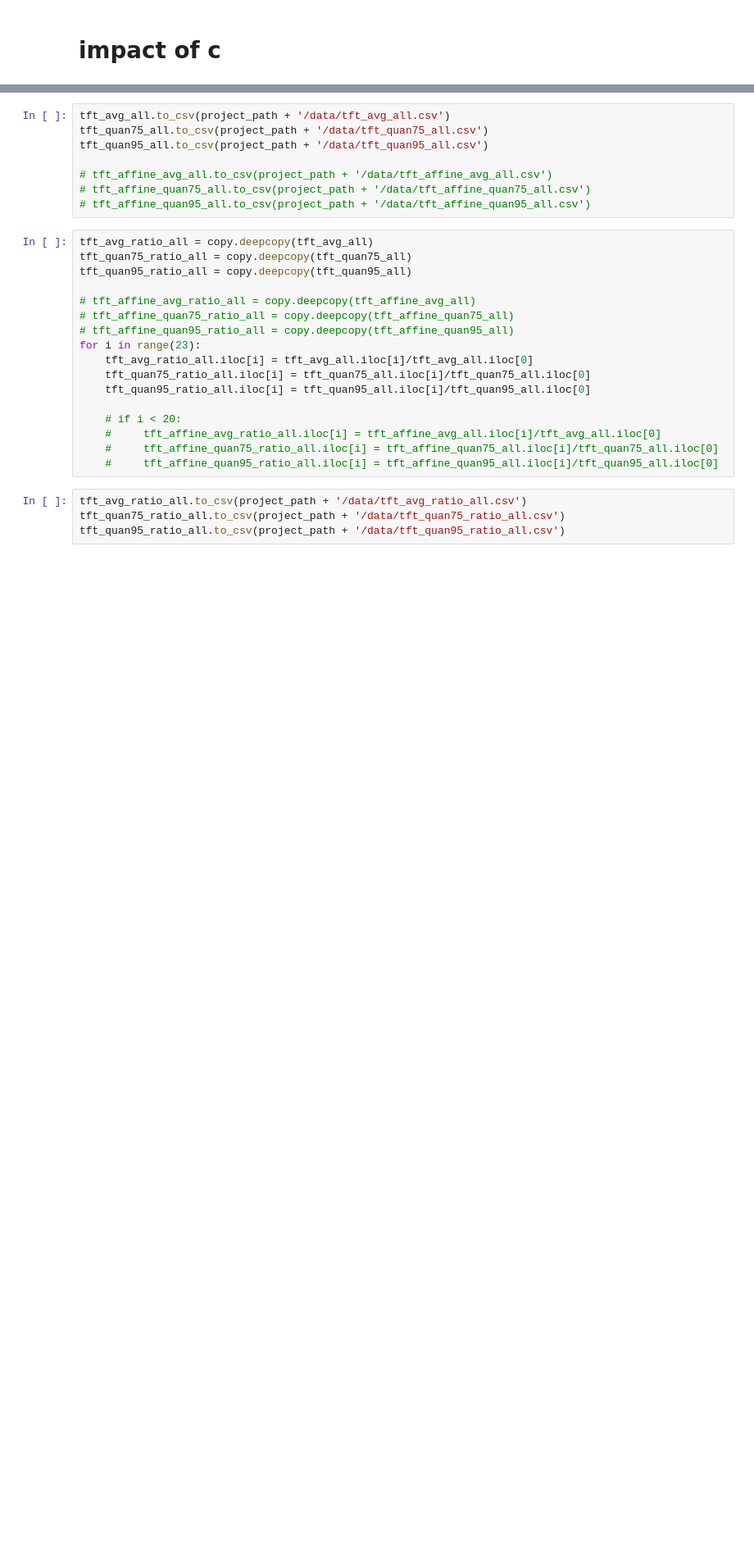
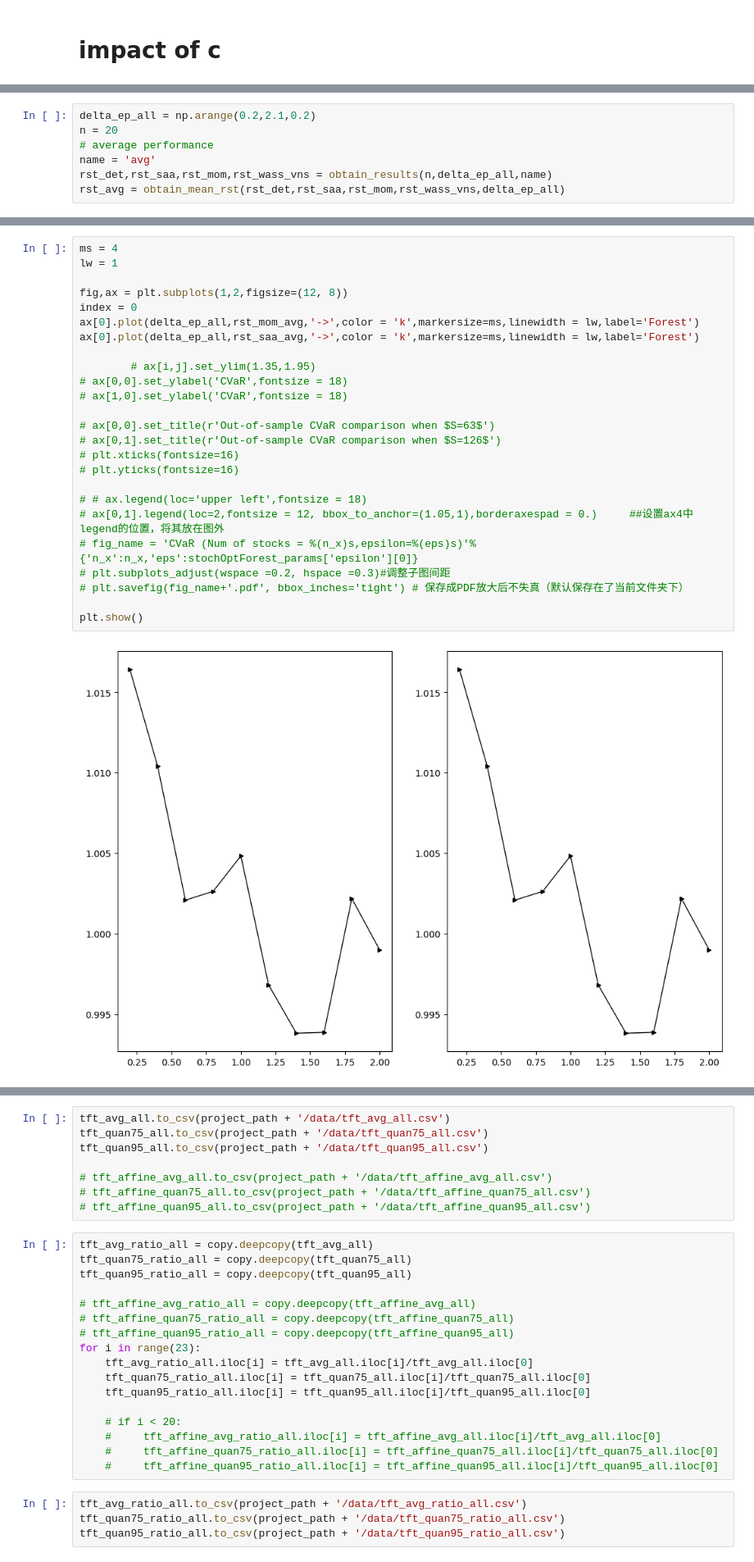
Before and after one commit to xunzhang-sjtu/Robust_scheduling_with_release_time, a Jupyter notebook: results.ipynb, the cells around one changed output, grey strips where cells are left out. Shown at 82% size. Drawn from its saved outputs; the diff is of its cells as text; blank space fills up the shorter version.

```diff
--- a/results.ipynb
+++ b/results.ipynb
@@ -116,0 +96,7 @@ tft_df
+# %%
+delta_ep_all = np.arange(0.2,2.1,0.2)
+n = 20
+# average performance
+name = 'avg'
+rst_det,rst_saa,rst_mom,rst_wass_vns = obtain_results(n,delta_ep_all,name)
+rst_avg = obtain_mean_rst(rst_det,rst_saa,rst_mom,rst_wass_vns,delta_ep_all)
@@ -116,0 +140,27 @@ tft_df
+# %%
+ms = 4
+lw = 1
+
+fig,ax = plt.subplots(1,2,figsize=(12, 8))
+index = 0
+ax[0].plot(delta_ep_all,rst_mom_avg,'->',color = 'k',markersize=ms,linewidth = lw,label='Forest')
+ax[0].plot(delta_ep_all,rst_saa_avg,'->',color = 'k',markersize=ms,linewidth = lw,label='Forest')
+
+        # ax[i,j].set_ylim(1.35,1.95)
+# ax[0,0].set_ylabel('CVaR',fontsize = 18)
+# ax[1,0].set_ylabel('CVaR',fontsize = 18)
+
+# ax[0,0].set_title(r'Out-of-sample CVaR comparison when $S=63$')
+# ax[0,1].set_title(r'Out-of-sample CVaR comparison when $S=126$')
+# plt.xticks(fontsize=16)
+# plt.yticks(fontsize=16)
+
+# # ax.legend(loc='upper left',fontsize = 18)
+# ax[0,1].legend(loc=2,fontsize = 12, bbox_to_anchor=(1.05,1),borderaxespad = 0.)     ##设置ax4中legend的位置，将其放在图外
+# fig_name = 'CVaR (Num of stocks = %(n_x)s,epsilon=%(eps)s)'%{'n_x':n_x,'eps':stochOptForest_params['epsilon'][0]}
+# plt.subplots_adjust(wspace =0.2, hspace =0.3)#调整子图间距
+# plt.savefig(fig_name+'.pdf', bbox_inches='tight') # 保存成PDF放大后不失真（默认保存在了当前文件夹下）
+
+plt.show()
+# %% [output]
+[figure, added]
```
Also changed, not shown: parts of 20 cells of this notebook, 4 other files.
